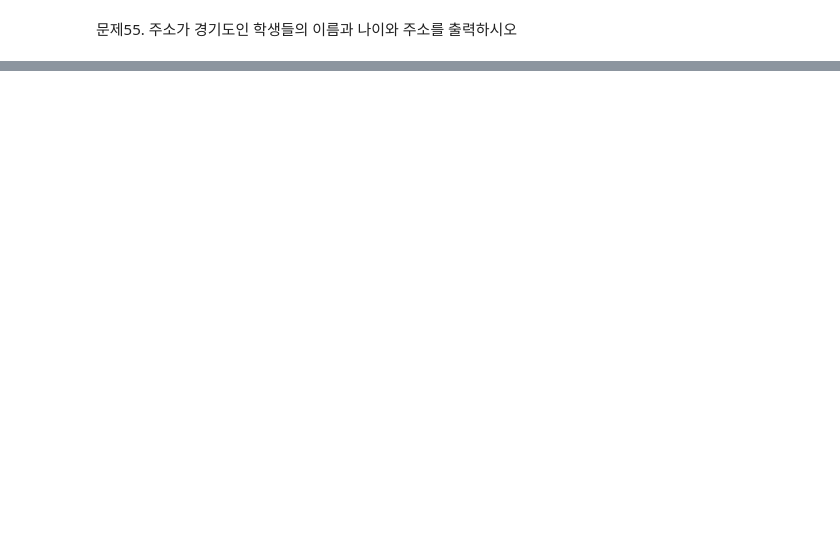
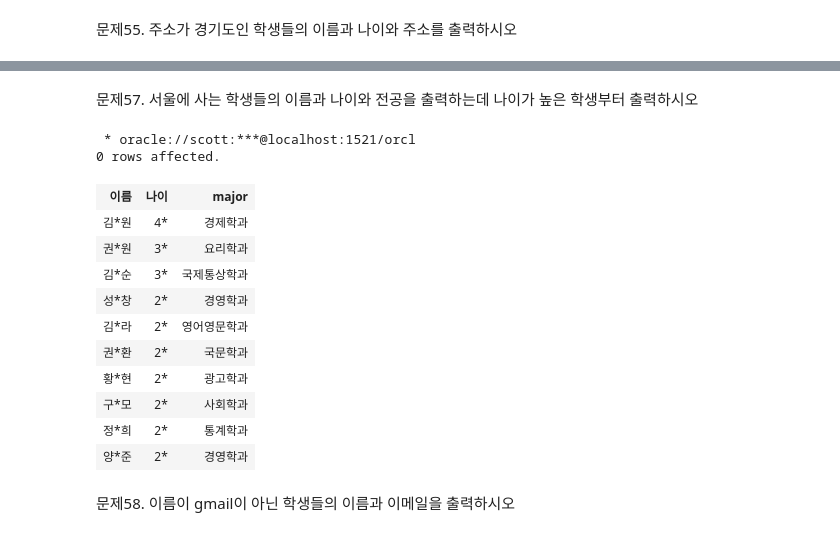
Before and after one commit to unknown-jun/Oracle_SQL, a Jupyter notebook: Part 1. 5~7.ipynb, the cells around one changed output, grey strips where cells are left out. Cells and saved outputs as stored; diff of their text form; code cells hidden in the pictures; blank space fills up the shorter version.

Commit message:
order by / where / 산술, 비교, 논리 연산자

```diff
--- a/Part 1. 5~7.ipynb
+++ b/Part 1. 5~7.ipynb
@@ -981,0 +1039,27 @@ select replace(ename, substr(ename, 2, 1), '*') "이름", age "나이"
+# %% [markdown]
+문제57. 서울에 사는 학생들의 이름과 나이와 전공을 출력하는데 나이가 높은 학생부터 출력하시오
+# %%
+%%sql
+
+select replace(ename, substr(ename,2,1),'*') "이름",
+       substr(age, 1, 1)||'*' "나이",
+       major
+    from emp12
+    where address like '서울%'
+    order by age desc
+# %% [output]
+ * oracle://scott:***@localhost:1521/orcl
+0 rows affected.
+| 이름 | 나이 | major |
+| 김*원 | 4* | 경제학과 |
+| 권*원 | 3* | 요리학과 |
+| 김*순 | 3* | 국제통상학과 |
+| 성*창 | 2* | 경영학과 |
+| 김*라 | 2* | 영어영문학과 |
+| 권*환 | 2* | 국문학과 |
+| 황*현 | 2* | 광고학과 |
+| 구*모 | 2* | 사회학과 |
+| 정*희 | 2* | 통계학과 |
+| 양*준 | 2* | 경영학과 |
+# %% [markdown]
+문제58. 이름이 gmail이 아닌 학생들의 이름과 이메일을 출력하시오
```
Also changed, not shown: parts of 20 cells of this notebook.
